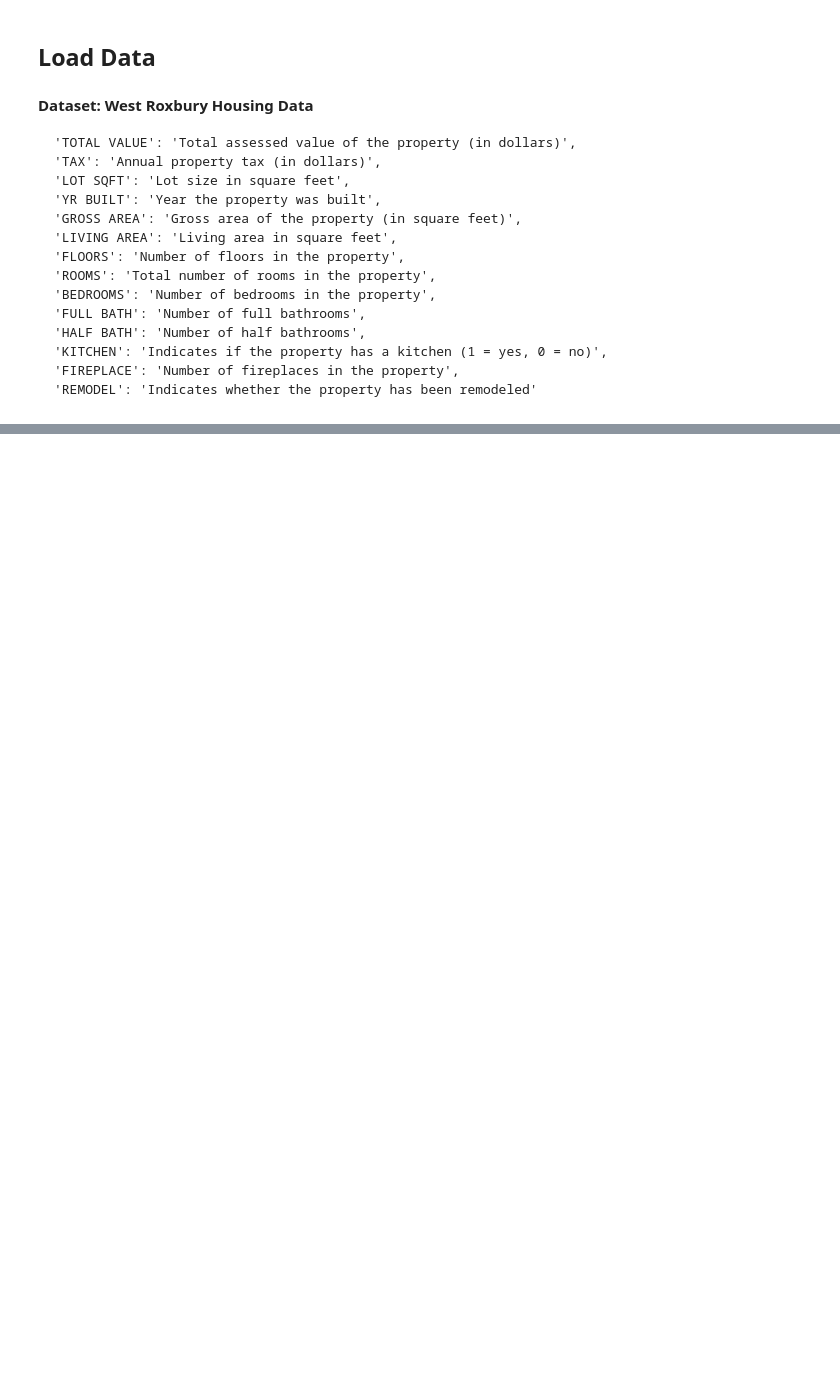
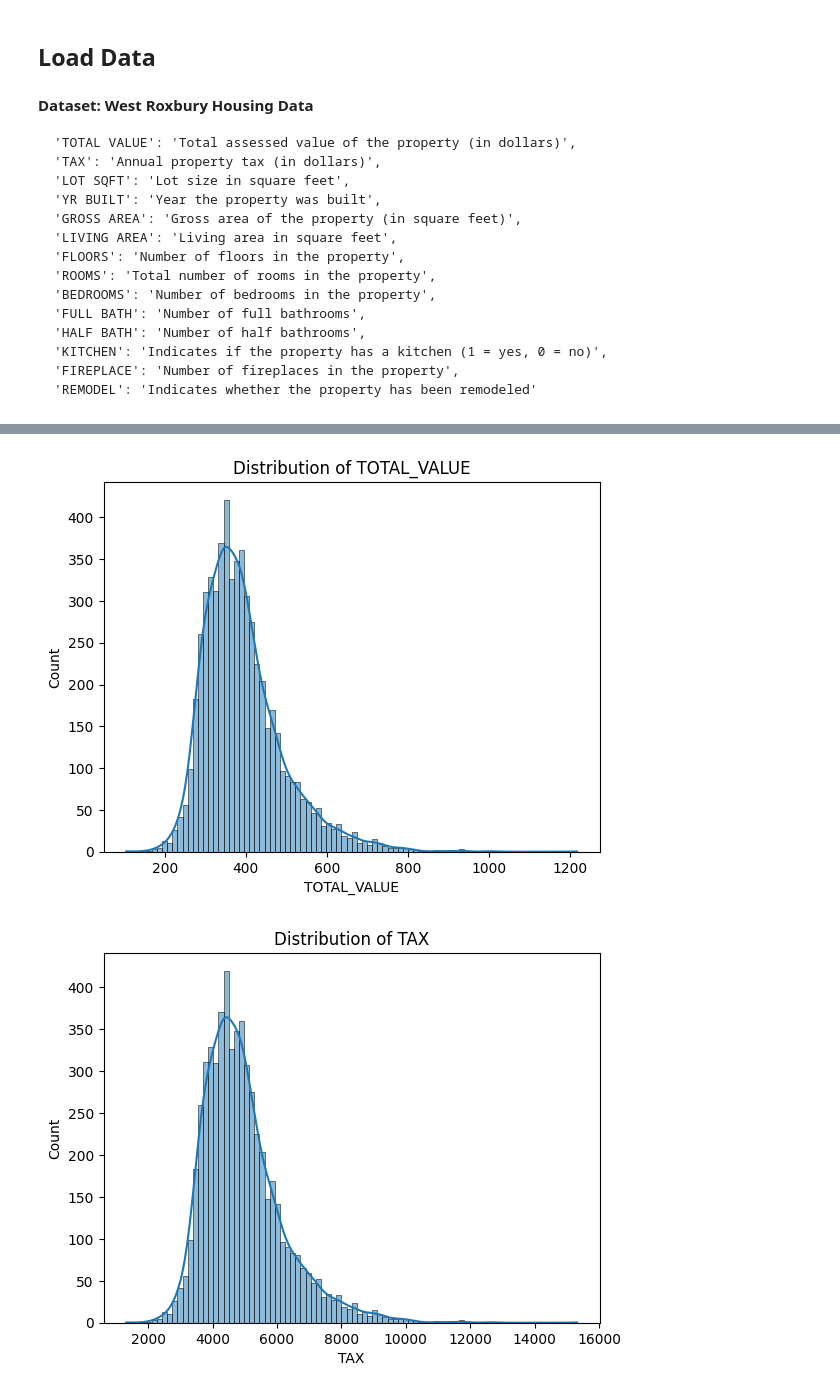
Before and after one commit to lg7676/msa550-code-files, a Jupyter notebook: python_lecture_01_Intro_to_DM.ipynb, the cells around one changed output, grey strips where cells are left out. Saved outputs shown, nothing was run; the diff lists cells and outputs as text; code cells hidden in the pictures; blank space fills up the shorter version.

```diff
--- a/python_lecture_01_Intro_to_DM.ipynb
+++ b/python_lecture_01_Intro_to_DM.ipynb
@@ -165,0 +303,8 @@ Mean of TOTAL_VALUE: 392.6857149258877
+# %%
+#an unseen missing data!!!
+
+# Replace '0' in 'YR_BUILT' with NaN
+housing_df['YR_BUILT'].replace(0, np.nan, inplace=True)
+
+print(housing_df.REMODEL.unique())
+print(housing_df.YR_BUILT.unique())
@@ -165,0 +326,19 @@ Mean of TOTAL_VALUE: 392.6857149258877
+# %%
+# Plot distributions of numerical variables
+import seaborn as sns
+
+numerical_cols = housing_df.select_dtypes(include=['float64', 'int64']).columns
+for col in numerical_cols:
+    plt.figure()
+    sns.histplot(housing_df[col].dropna(), kde=True)
+    plt.title(f'Distribution of {col}')
+    plt.show()
+
+# Explore relationships between 'TOTAL_VALUE' and other numerical features
+plt.figure(figsize=(12, 8))
+sns.heatmap(housing_df[numerical_cols].corr(), annot=True, cmap='coolwarm')
+plt.title('Correlation Matrix')
+plt.show()
+# %% [output]
+[figure, added]
+[figure, added]
```
Also changed, not shown: parts of 32 cells of this notebook.
